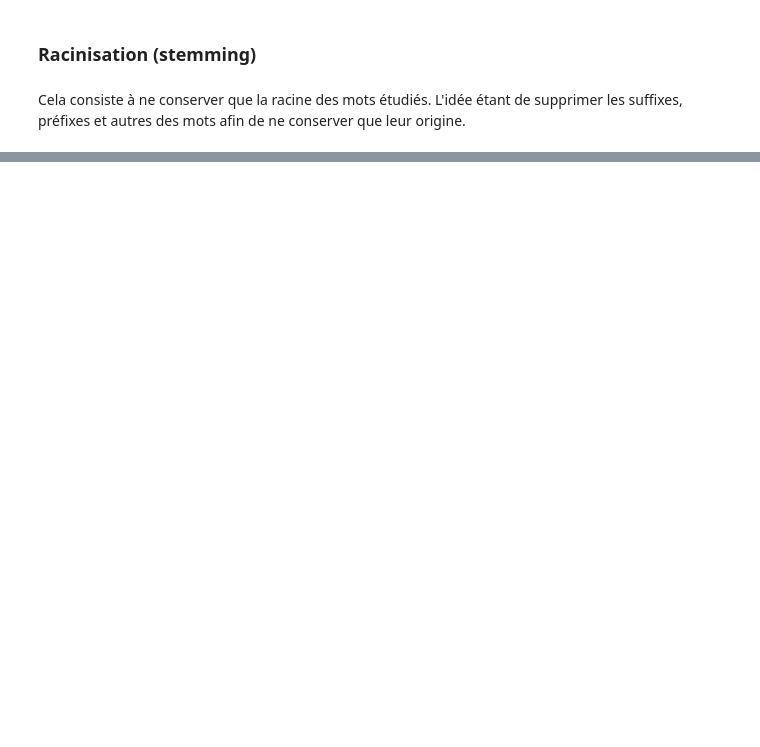
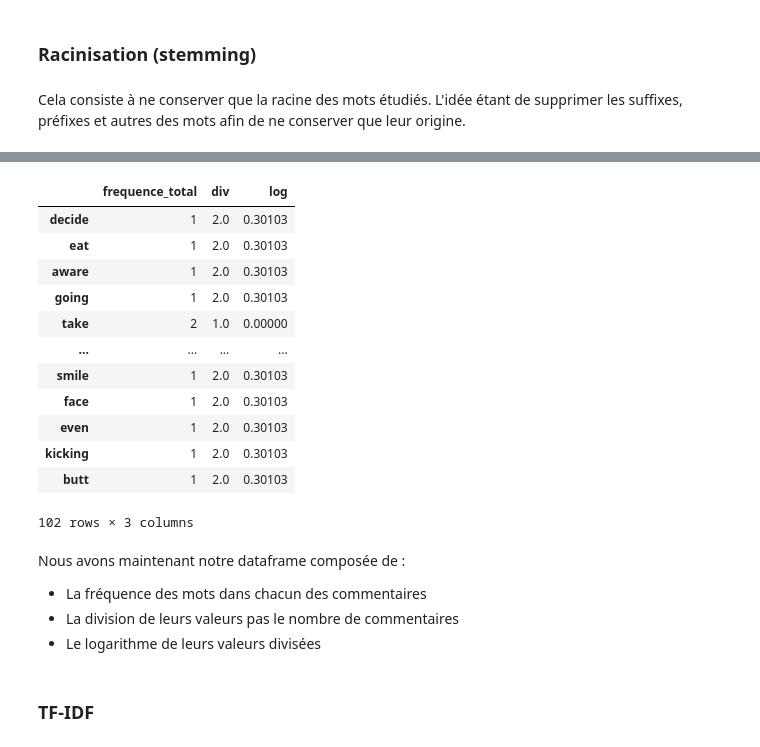
Before and after one commit to reda76/P6, a Jupyter notebook: Analyse de texte.ipynb, the cells around one changed output, grey strips where cells are left out. Drawn from its saved outputs; the diff is of its cells as text; code cells hidden in the pictures; blank space fills up the shorter version.

```diff
--- a/Analyse de texte.ipynb
+++ b/Analyse de texte.ipynb
@@ -184,7 +243,14 @@ lemmatisation(premier_commentaire)
 # %%
-# Compare les deux listes
+# Compare les deux listes de chaque commentaire
+premier_commentaire_lemm = lemmatisation(premier_commentaire)
 print("Voici les mots qui ont été lemmatisés :\n")
 print(list(set(premier_commentaire) - set(premier_commentaire_lemm)))
+
+print('\n')
+
+deuxieme_commentaire_lemm = lemmatisation(deuxieme_commentaire)
+print("Voici les mots qui ont été lemmatisés :\n")
+print(list(set(deuxieme_commentaire) - set(deuxieme_commentaire_lemm)))
 # %% [output]
 Voici les mots qui ont été lemmatisés :
 
@@ -244,0 +447,5 @@ TODO : ATTENTION AU SENS DES MOTS AVEC LA RACINISATION
+# %%
+liste_des_textes = [premier_commentaire_lemm, deuxieme_commentaire_lemm]
+df_frequence_idf = frequence_idf(liste_des_textes)
+df_frequence_idf.rename(columns = {0:'frequence_total'}, inplace = True)
+df_frequence_idf
@@ -244,0 +476,34 @@ TODO : ATTENTION AU SENS DES MOTS AVEC LA RACINISATION
+# %%
+def logarithme(df, nb_textes):
+    # Place dans la variable 'div' la division des valeurs de la variable
+    # 'frequence_total' par le nombre total de documents
+    df['div'] = nb_textes / df['frequence_total']
+    # Place dans la variable 'log' le logarithme des valeurs de la variable
+    # 'div'
+    df['log'] = np.log10(df['div'])
+    return df
+# %%
+df_idf = logarithme(df_frequence_idf, 2)
+# %%
+df_idf
+# %% [output]
+|  | frequence_total | div | log |
+| decide | 1 | 2.0 | 0.30103 |
+| eat | 1 | 2.0 | 0.30103 |
+| aware | 1 | 2.0 | 0.30103 |
+| going | 1 | 2.0 | 0.30103 |
+| take | 2 | 1.0 | 0.00000 |
+| ... | ... | ... | ... |
+| smile | 1 | 2.0 | 0.30103 |
+| face | 1 | 2.0 | 0.30103 |
+| even | 1 | 2.0 | 0.30103 |
+| kicking | 1 | 2.0 | 0.30103 |
+| butt | 1 | 2.0 | 0.30103 |
+102 rows × 3 columns
+# %% [markdown]
+Nous avons maintenant notre dataframe composée de :
+ - La fréquence des mots dans chacun des commentaires
+ - La division de leurs valeurs pas le nombre de commentaires
+ - Le logarithme de leurs valeurs divisées
+# %% [markdown]
+### TF-IDF
```
Also changed, not shown: parts of 59 cells of this notebook.
